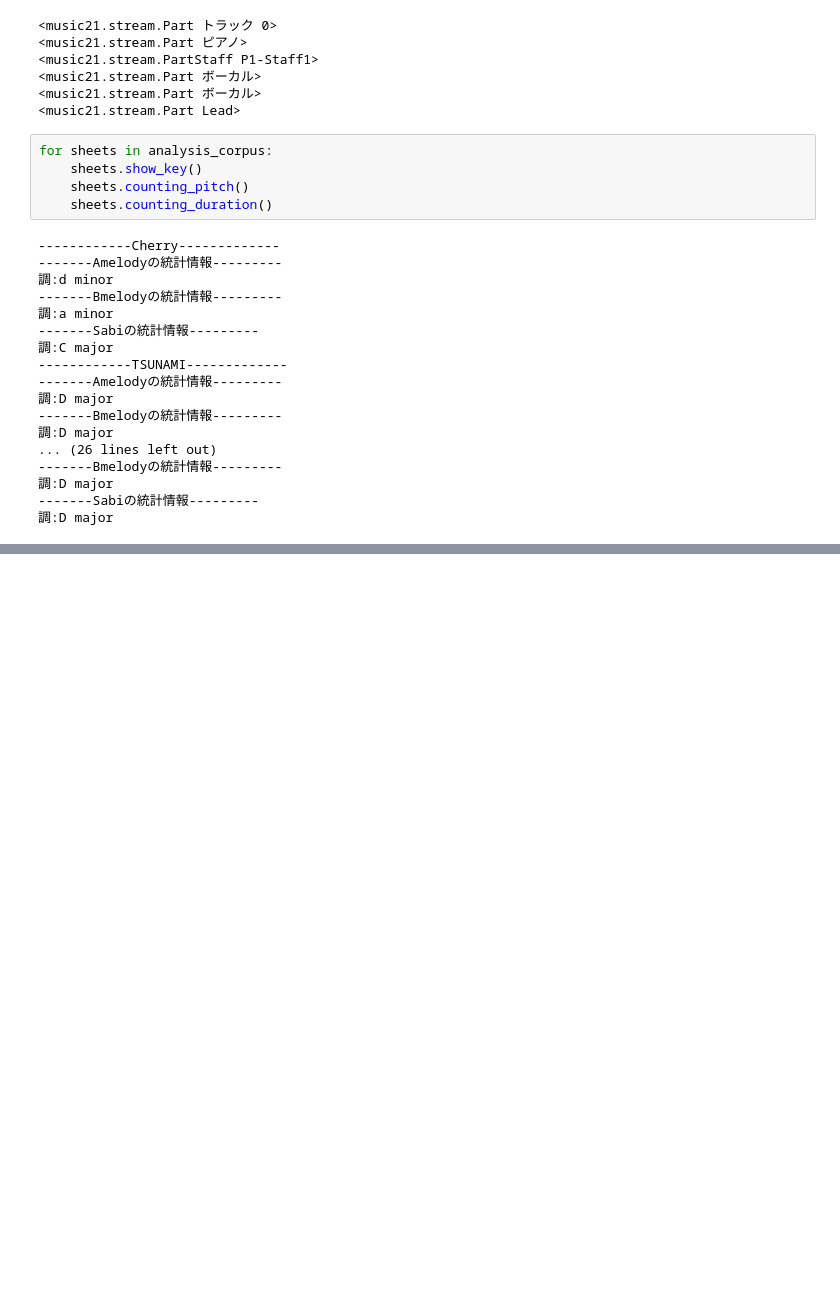
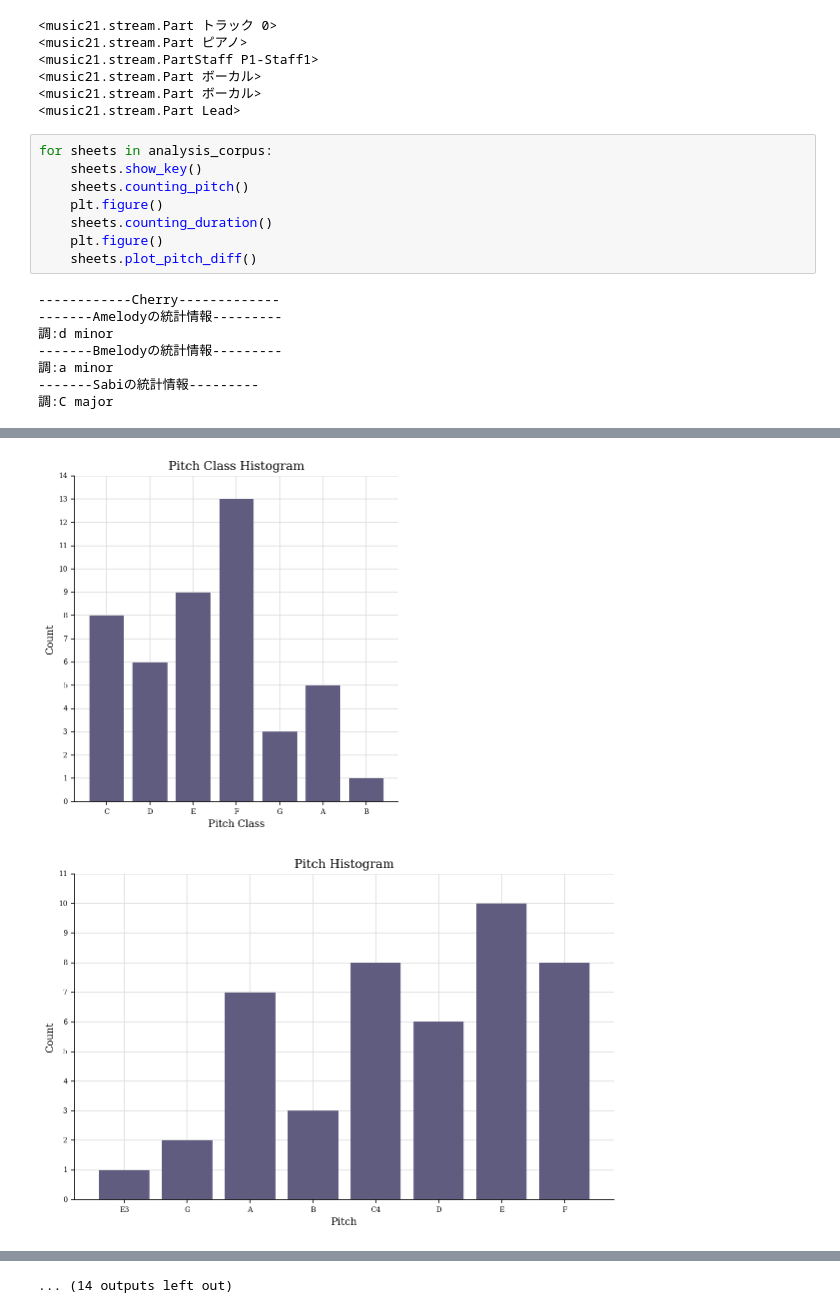
Before and after one commit to LifeEshiniki/sotsuken, a Jupyter notebook: section_analysis_1002.ipynb, the cells around one changed output, grey strips where cells are left out. Drawn from its saved outputs; the diff is of its cells as text; blank space fills up the shorter version.

```diff
--- a/section_analysis_1002.ipynb
+++ b/section_analysis_1002.ipynb
@@ -331,7 +325,10 @@ konayuki = gakuhu_object("Konayuki","konayuki.mxl",[5,26,27,37,37,45])
 for sheets in analysis_corpus:
     sheets.show_key()
     sheets.counting_pitch()
+    plt.figure()
     sheets.counting_duration()
+    plt.figure()
+    sheets.plot_pitch_diff()
 # %% [output]
 ------------Cherry-------------
 -------Amelodyの統計情報---------
@@ -340,13 +337,3 @@ for sheets in analysis_corpus:
 調:a minor
 -------Sabiの統計情報---------
 調:C major
-------------TSUNAMI-------------
--------Amelodyの統計情報---------
-調:D major
--------Bmelodyの統計情報---------
-調:D major
-... (26 lines left out)
--------Bmelodyの統計情報---------
-調:D major
--------Sabiの統計情報---------
-調:D major
@@ -352,0 +341,2 @@ for sheets in analysis_corpus:
+[figure, added]
+[figure, added]
@@ -352,0 +351 @@ for sheets in analysis_corpus:
+... (14 outputs left out)
```
Also changed, not shown: parts of 6 cells of this notebook.
